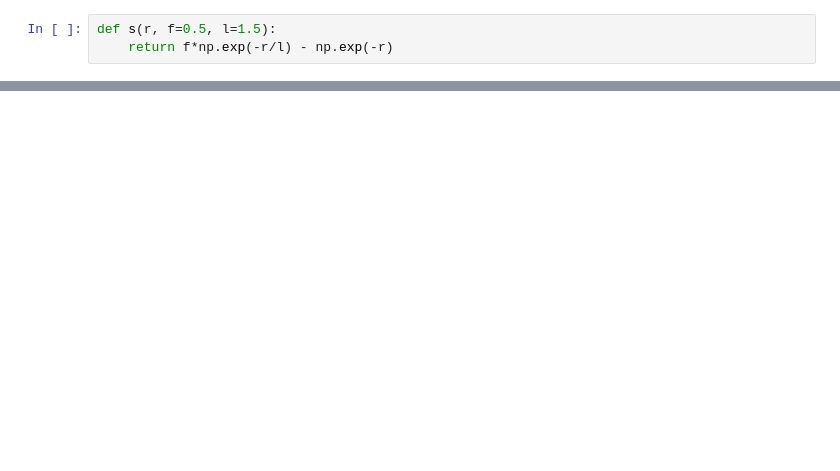
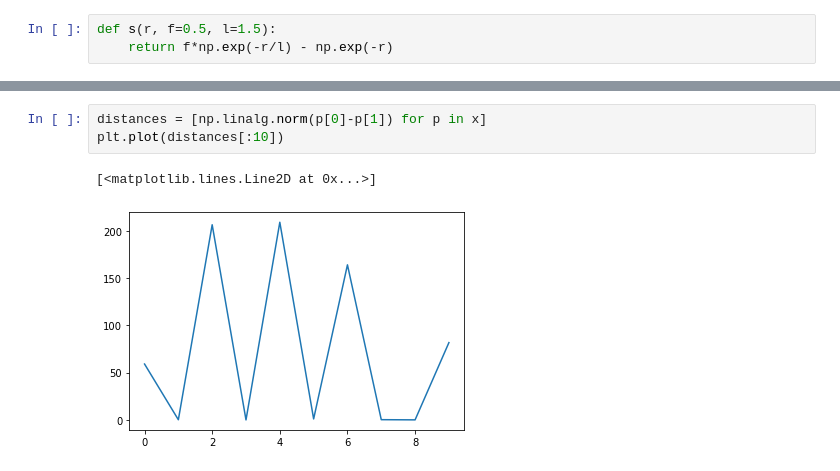
Before and after one commit to jvkersch/notebooks, a Jupyter notebook: GOA.ipynb, the cells around one changed output, grey strips where cells are left out. Drawn from its saved outputs; the diff is of its cells as text; blank space fills up the shorter version.

```diff
--- a/GOA.ipynb
+++ b/GOA.ipynb
@@ -77,0 +79,6 @@ array([[[  22.22367664,  -20.93140786],
+# %%
+distances = [np.linalg.norm(p[0]-p[1]) for p in x]
+plt.plot(distances[:10])
+# %% [output]
+[<matplotlib.lines.Line2D at 0x...>]
+[figure, added]
```
Also changed, not shown: parts of 16 cells of this notebook.
